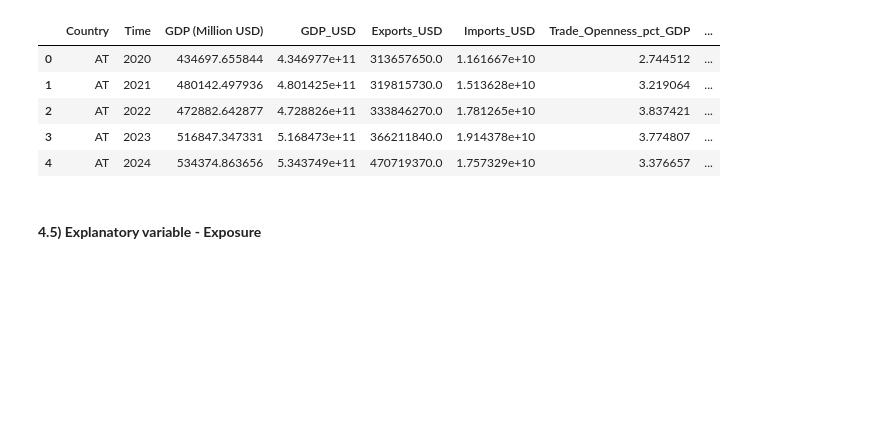
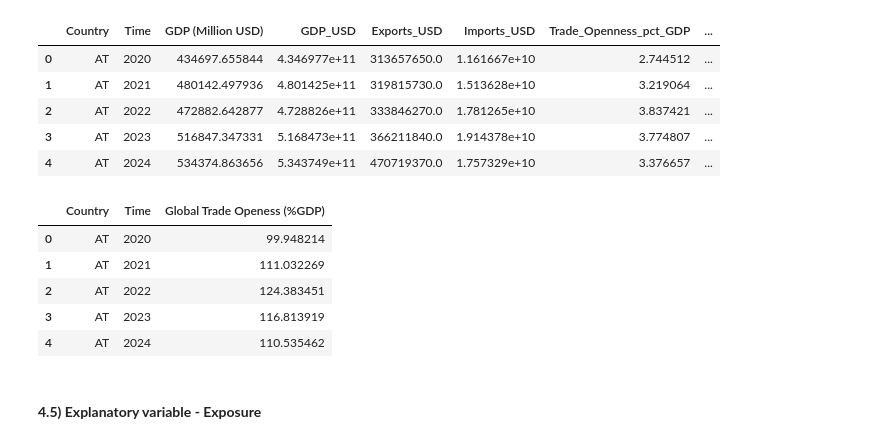
Before and after one commit to EliaLand/PSTR_Financial_Econometrics, a Jupyter notebook: data_fetcher/main.ipynb, the cells around one changed output. Cells and saved outputs as stored; diff of their text form; code cells hidden in the pictures; blank space fills up the shorter version.

```diff
--- a/data_fetcher/main.ipynb
+++ b/data_fetcher/main.ipynb
@@ -888,6 +952,17 @@ open_df.head()
 | 2 | AT | 2022 | 472882.642877 | 4.728826e+11 | 333846270.0 | 1.781265e+10 | 3.837421 | ... |
 | 3 | AT | 2023 | 516847.347331 | 5.168473e+11 | 366211840.0 | 1.914378e+10 | 3.774807 | ... |
 | 4 | AT | 2024 | 534374.863656 | 5.343749e+11 | 470719370.0 | 1.757329e+10 | 3.376657 | ... |
+# %%
+# World Bank Extracted Trade Openness (try 2)
+wb_trade_openness_a_raw.to_csv("aggregate_df/wb_trade_openness_annual_regime_df.csv", index=False)
+wb_trade_openness_a_raw.head()
+# %% [output]
+|  | Country | Time | Global Trade Openess (%GDP) |
+| 0 | AT | 2020 | 99.948214 |
+| 1 | AT | 2021 | 111.032269 |
+| 2 | AT | 2022 | 124.383451 |
+| 3 | AT | 2023 | 116.813919 |
+| 4 | AT | 2024 | 110.535462 |
 # %% [markdown]
 #### **4.5) Explanatory variable - Exposure**
 # %%
```
Also changed, not shown: parts of 3 cells of this notebook, 1 other file.
